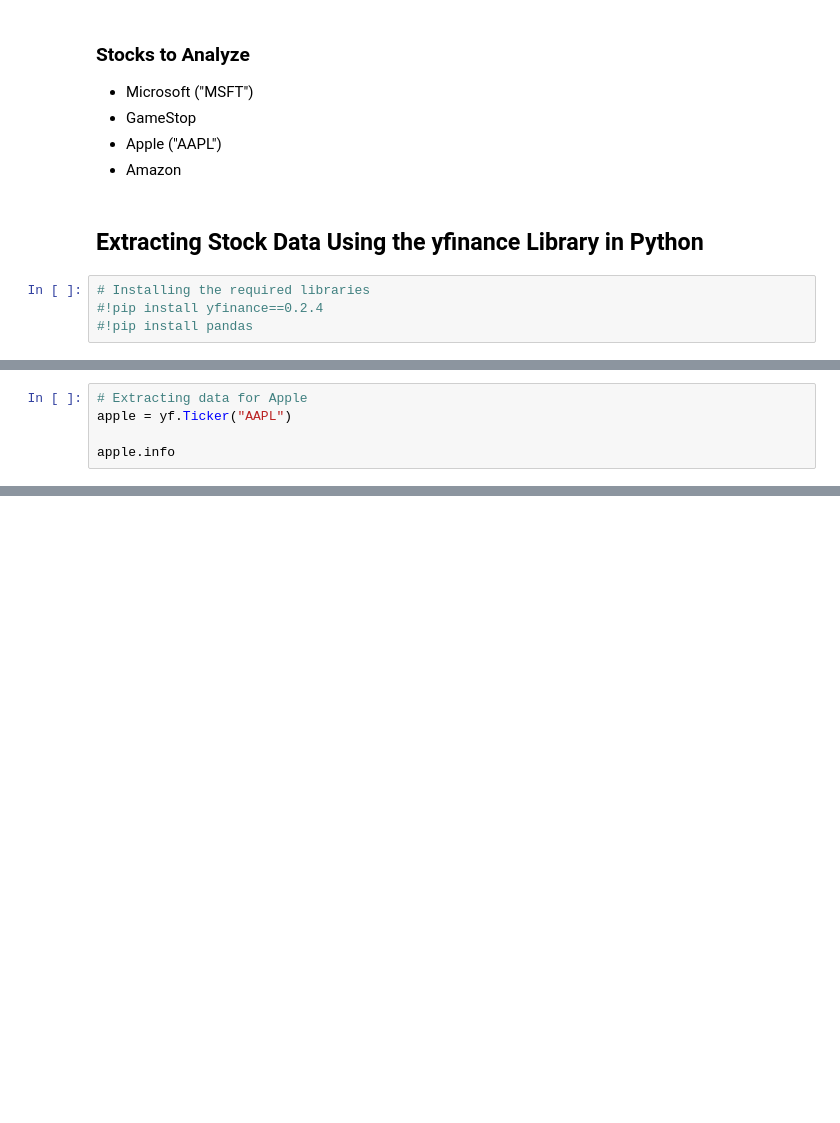
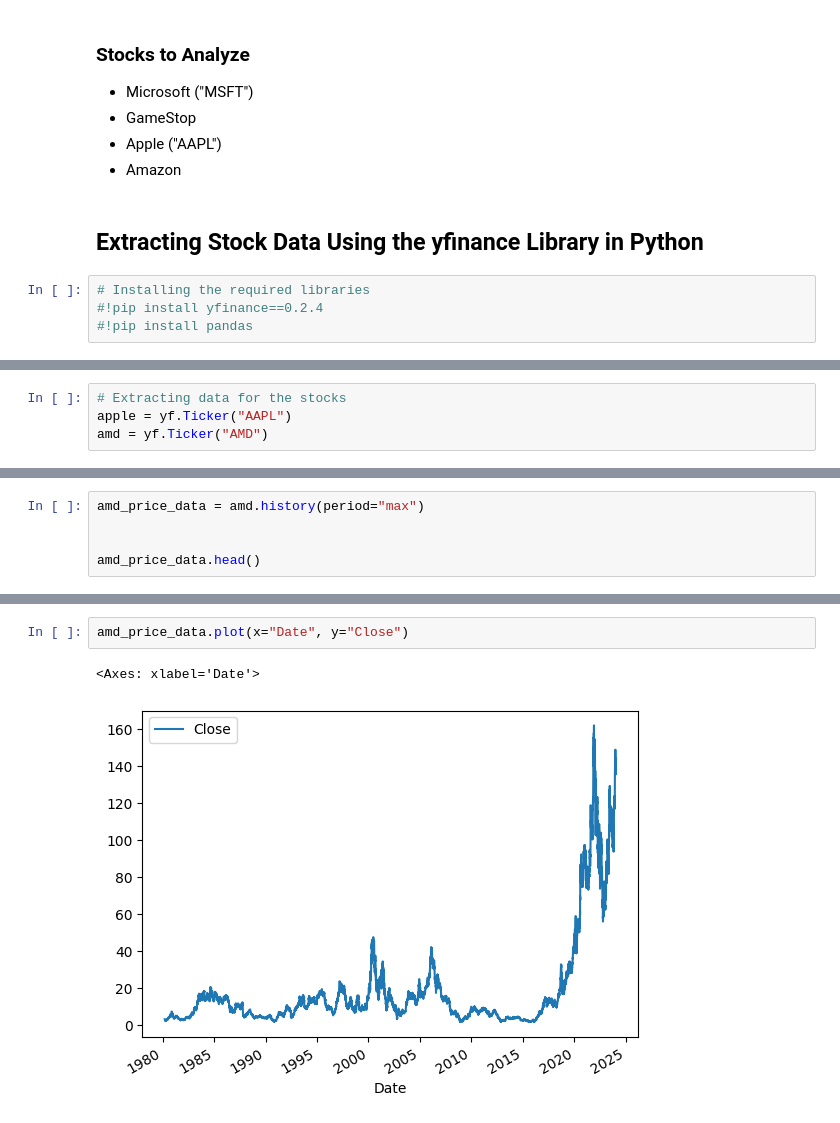
Before and after one commit to Marrtinerz/Python_Projects, a Jupyter notebook: Stock_Data_Analysis/project_file.ipynb, the cells around one changed output, grey strips where cells are left out. Saved outputs shown, nothing was run; the diff lists cells and outputs as text; blank space fills up the shorter version.

```diff
--- a/Stock_Data_Analysis/project_file.ipynb
+++ b/Stock_Data_Analysis/project_file.ipynb
@@ -27,5 +27,4 @@ import requests
 # %%
-# Extracting data for Apple
+# Extracting data for the stocks
 apple = yf.Ticker("AAPL")
-
-apple.info
+amd = yf.Ticker("AMD")
@@ -33,0 +67,5 @@ Exception: Yahoo has again changed data format, yfinance now unsure which key(s)
+# %%
+amd_price_data = amd.history(period="max")
+
+
+amd_price_data.head()
@@ -33,0 +102,5 @@ Exception: Yahoo has again changed data format, yfinance now unsure which key(s)
+# %%
+amd_price_data.plot(x="Date", y="Close")
+# %% [output]
+<Axes: xlabel='Date'>
+[figure, added]
```
Also changed, not shown: parts of 16 cells of this notebook, 2 other files.
